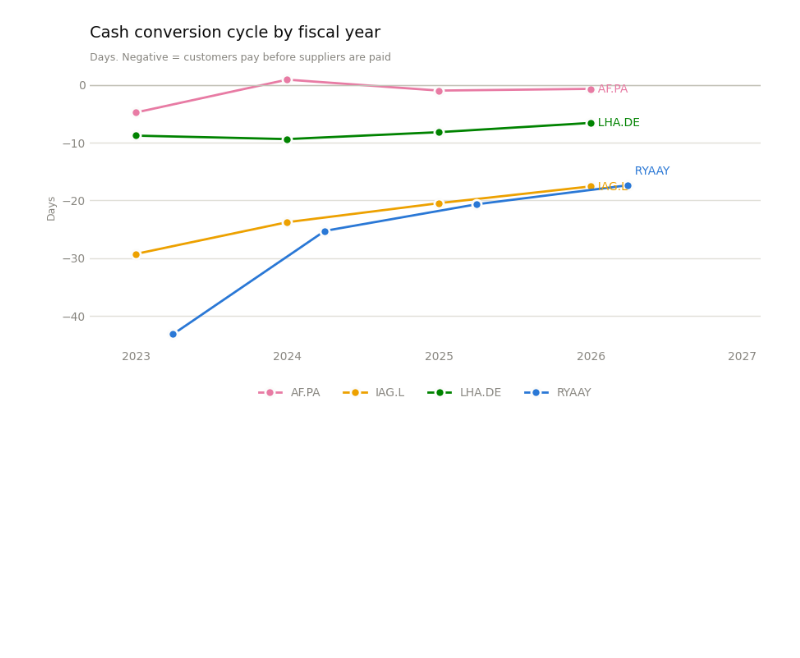
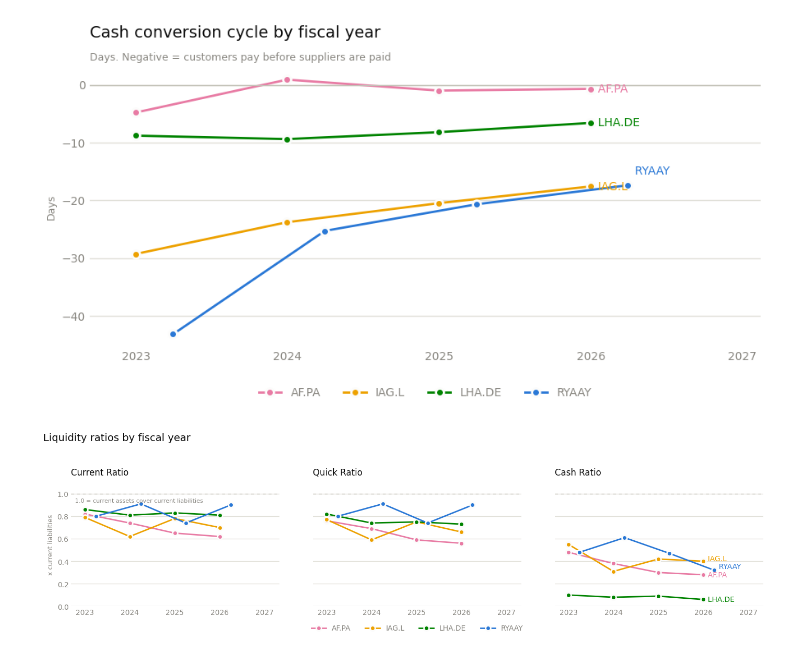
Before and after one commit to ecplol/Airline-Liquidity-risk-Analysis-, a Jupyter notebook: main.ipynb, the cells around one changed output. Saved outputs shown, nothing was run; the diff lists cells and outputs as text; code cells hidden in the pictures; blank space fills up the shorter version.

Commit message:
liquid fiq

```diff
--- a/main.ipynb
+++ b/main.ipynb
@@ -227,3 +245,42 @@ fig.savefig(os.path.join(OUTPUT_DIR, "ccc_history.png"), dpi=200, bbox_inches="t
 plt.show()
 # %% [output]
 [figure]
+# %%
+LIQUIDITY = ["Current Ratio", "Quick Ratio", "Cash Ratio"]
+
+# One panel per ratio rather than 12 lines on one plot. All three are multiples
+# of the same denominator (current liabilities), so both axes are shared - the
+# panels stay directly comparable and the drop from Current to Cash is the point.
+fig, axes = plt.subplots(1, 3, figsize=(14, 4.6), sharey=True, sharex=True)
+
+for i, (ax, metric) in enumerate(zip(axes, LIQUIDITY)):
+    endpoints = plot_series(ax, metric)
+
+    # 1.0 = current assets exactly cover current liabilities
+    ax.axhline(1.0, color=BASELINE, linewidth=1, linestyle=(0, (4, 4)))
+    ax.set_title(metric, fontsize=12, loc="left", color=INK, pad=10)
+    style_axes(ax, ylabel="x current liabilities" if i == 0 else None)
+
+    # label only the last panel - repeating four labels per panel is noise,
+    # and the shared legend already carries identity
+    if i == len(LIQUIDITY) - 1:
+        direct_label_ends(ax, endpoints, gap_frac=0.07)
+
+axes[0].set_ylim(0, 1.1)
+# shared x, so this widens every panel at once and keeps the three comparable
+add_right_headroom(axes[0], frac=0.26)
+axes[0].annotate(
+    "1.0 = current assets cover current liabilities",
+    xy=(0.02, 1.0), xycoords=("axes fraction", "data"),
+    xytext=(0, -6), textcoords="offset points",
+    fontsize=8, color=MUTED, va="top",
+)
+
+fig.suptitle("Liquidity ratios by fiscal year", fontsize=14, x=0.005, ha="left", color=INK)
+muted_legend(axes[1], ncol=4, loc="lower center", bbox_to_anchor=(0.5, -0.26))
+
+fig.tight_layout(rect=(0, 0.04, 1, 0.94))
+fig.savefig(os.path.join(OUTPUT_DIR, "liquidity_history.png"), dpi=200, bbox_inches="tight")
+plt.show()
+# %% [output]
+[figure, added]
```
Also changed, not shown: parts of 1 cell of this notebook, 2 other files.
